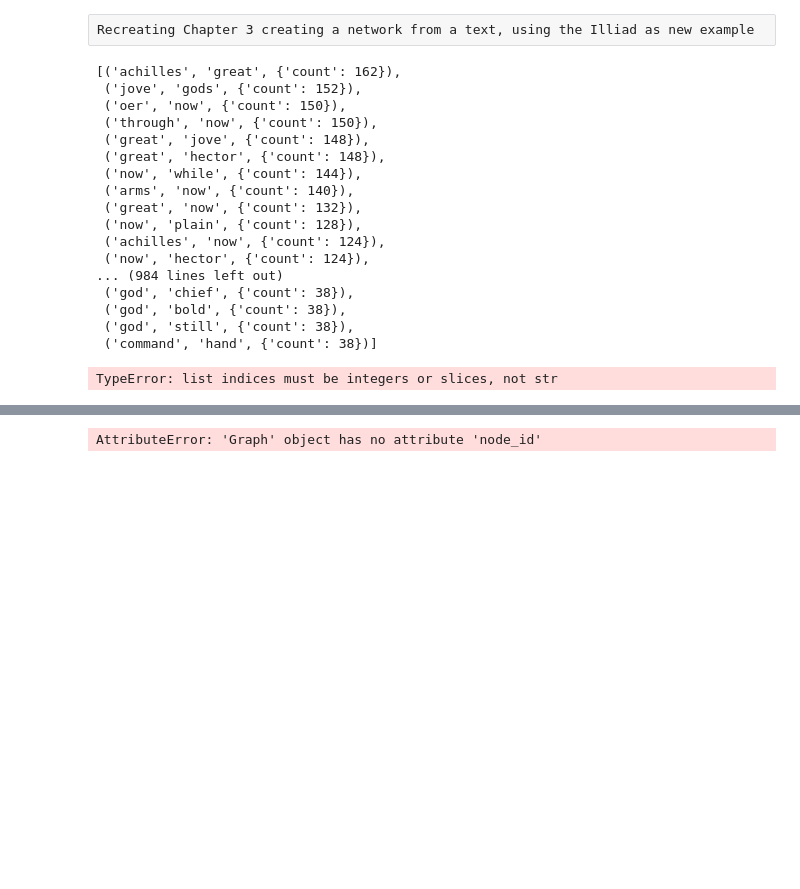
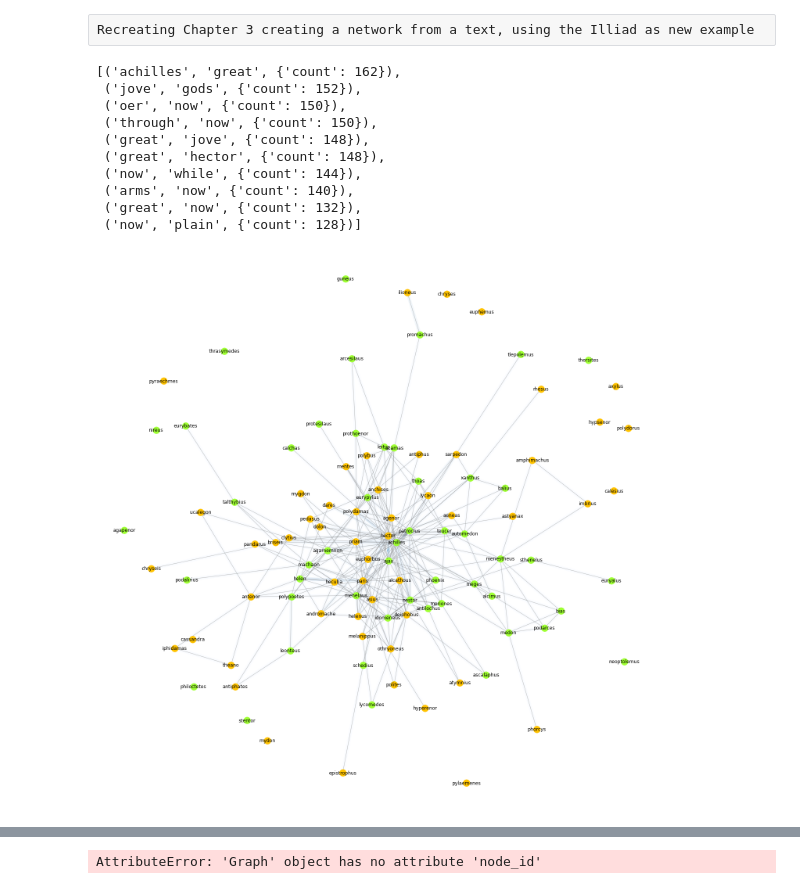
Before and after one commit to isargin/networkx, a Jupyter notebook: illiad_networkx.ipynb, the cells around one changed output, grey strips where cells are left out. Drawn from its saved outputs; the diff is of its cells as text; code cells hidden in the pictures; blank space fills up the shorter version.

```diff
--- a/illiad_networkx.ipynb
+++ b/illiad_networkx.ipynb
@@ -93,7 +93,7 @@ pairs = sorted(
     G.edges(data=True),
     key=lambda e: e[2]['count'],
     reverse=True)
-pairs[0:1000]
+pairs[0:10]
 # %% [output]
 [('achilles', 'great', {'count': 162}),
  ('jove', 'gods', {'count': 152}),
@@ -104,14 +104,7 @@ pairs[0:1000]
  ('now', 'while', {'count': 144}),
  ('arms', 'now', {'count': 140}),
  ('great', 'now', {'count': 132}),
- ('now', 'plain', {'count': 128}),
- ('achilles', 'now', {'count': 124}),
- ('now', 'hector', {'count': 124}),
-... (984 lines left out)
- ('god', 'chief', {'count': 38}),
- ('god', 'bold', {'count': 38}),
- ('god', 'still', {'count': 38}),
- ('command', 'hand', {'count': 38})]
+ ('now', 'plain', {'count': 128})]
 # %%
 # Count co-occurrences for characters only from https://en.wikipedia.org/wiki/Template:Characters_in_the_Iliad
 greeks = [ 'acamas', 'achilles', 'agamemnon', 'agapenor', 'ajax','alcimus','anticlus', 'antilochus', 'arcesilaus', 'ascalaphus', 'automedon',
@@ -121,67 +114,36 @@ greeks = [ 'acamas', 'achilles', 'agamemnon', 'agapenor', 'ajax','alcimus','anti
               'prothoenor', 'schedius', 'stentor', 'sthenelus', 'talthybius', 'teucer', 'thersites', 'thoas', 'thrasymedes', 'tlepolemus']
 
 trojans = [ 'aeneas', 'aesepus', 'agenor', 'alcathous', 'amphimachus', 'anchises','andromache', 'antenor', 'antiphates', 'antiphus', 'archelochus', 'asius', 'asteropaios', 'astyanax', 'atymnius', 'axylus',
               'briseis', 'calesius', 'caletor', 'cassandra', 'chryseis', 'chryses', 'clytius', 'coön', 'dares', 'phrygius', 'deiphobus', 'dolon', 'epistrophus', 'euphemus',
               'euphorbus', 'elaucus', 'gorgythion', 'hector', 'hecuba', 'helenus', 'hyperenor', 'hypsenor', 'ilioneus', 'imbrius', 'iphidamas', 'kebriones', 'laocoön', 'lycaon',
               'melanippus', 'mentes', 'mydon', 'mygdon', 'othryoneus', 'pandarus', 'panthous', 'paris', 'pedasus', 'peirous','phorcys', 'polites', 'polydamas', 'polybus', 'polydorus',
               'priam', 'pylaemenes', 'pylaeus', 'pyraechmes', 'rhesus', 'sarpedon', 'theano', 'ucalegon']
 
 characters = greeks + trojans
 
 G_focus = G.subgraph(characters)
+G_greeks = G.subgraph(greeks)
+G_trojans = G.subgraph(trojans)
 
-#array of attributes greeks=0, trojans=1
-#len(greeks)=61
-#len(trojans)=67
-origin = [ 0, 0, 0, 0, 0,
-          0, 0, 0, 0, 0,
-          0, 0, 0, 0, 0,
-          0, 0, 0, 0, 0,
-          0, 0, 0, 0, 0,
-          0, 0, 0, 0, 0,
-          0, 0, 0, 0, 0,
-          0, 0, 0, 0, 0,
-          0, 0, 0, 0, 0,
-          0, 0, 0, 0, 0,
-          0, 0, 0, 0, 0,
-          0, 0, 0, 0, 0, 0,
-          1, 1, 1, 1, 1,
-          1, 1, 1, 1, 1,
-          1, 1, 1, 1, 1,
-          1, 1, 1, 1, 1,
-          1, 1, 1, 1, 1,
-          1, 1, 1, 1, 1,
-          1, 1, 1, 1, 1,
-          1, 1, 1, 1, 1,
-          1, 1, 1, 1, 1,
-          1, 1, 1, 1, 1,
-          1, 1, 1, 1, 1,
-          1, 1, 1, 1, 1, 1, 1, 1, 1, 1, 1, 1]
 
 # Create list of edge counts
 counts = [G_focus.edges[e]['count'] for e in G_focus.edges]
 
-#adding origin attribute
-for node in G_focus.nodes:
-    G_focus.nodes[node]['origin'] = origin[node_id]
-
-node_color = [
-    '#1f78b4' if G_focus.nodes[v]["origin"] == 0
-    else '#33a02c' for v in G_focus]
 
 # Create spring layout
-pos = nx.spring_layout(G_focus)
+pos = nx.spring_layout(G_focus, k=0.4)
 
 # Create figure and draw nodes
 plt.figure()
-nx.draw_networkx_nodes(G_focus, pos, node_color=node_color)
+nx.draw_networkx_nodes(G_greeks, pos, node_color='#9fff33') #green
+nx.draw_networkx_nodes(G_trojans, pos, node_color='#FFC300') #orangey
 # Draw edges
 nx.draw_networkx_edges(
     G_focus, pos, width=8,
     edge_color=counts, edge_cmap=plt.cm.Blues, alpha=0.5)
 nx.draw_networkx_edges(G_focus, pos, edge_color="#7f7f7f",alpha=0.5)
 # Draw labels
 nx.draw_networkx_labels(G_focus, pos)
 plt.tight_layout()
 # %% [output]
-TypeError: list indices must be integers or slices, not str
+[figure, added]
```
Also changed, not shown: parts of 7 cells of this notebook, 3 other files.
